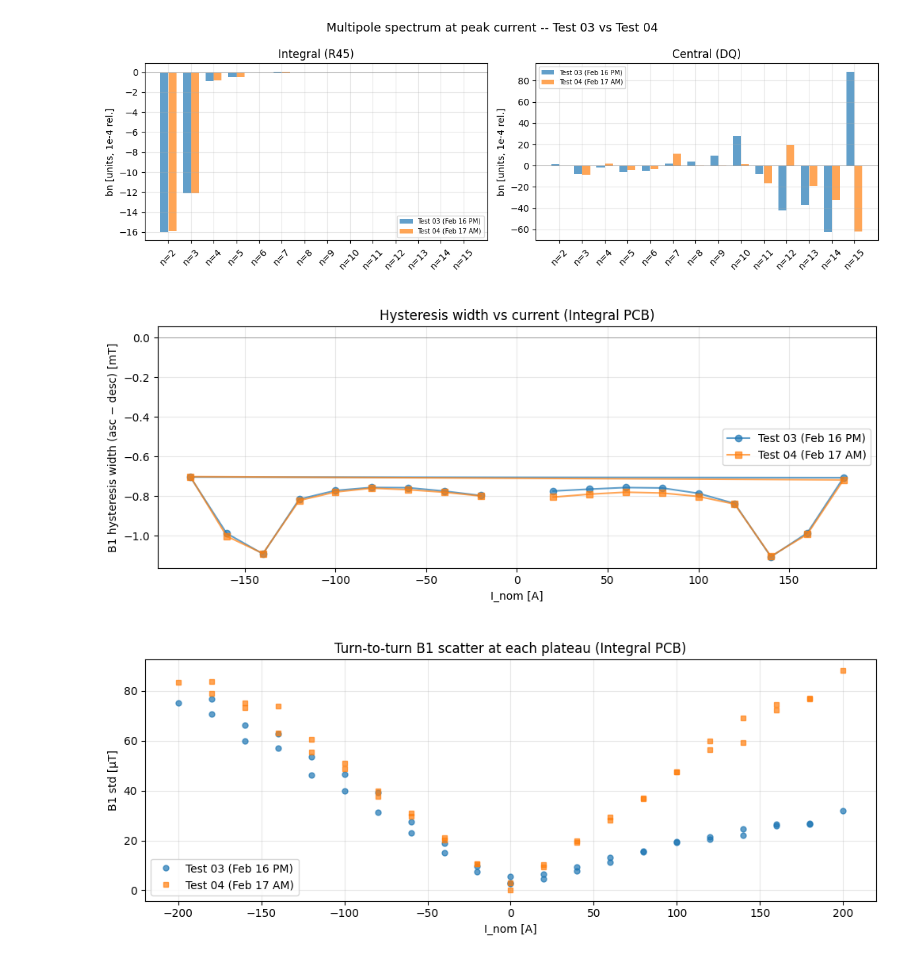
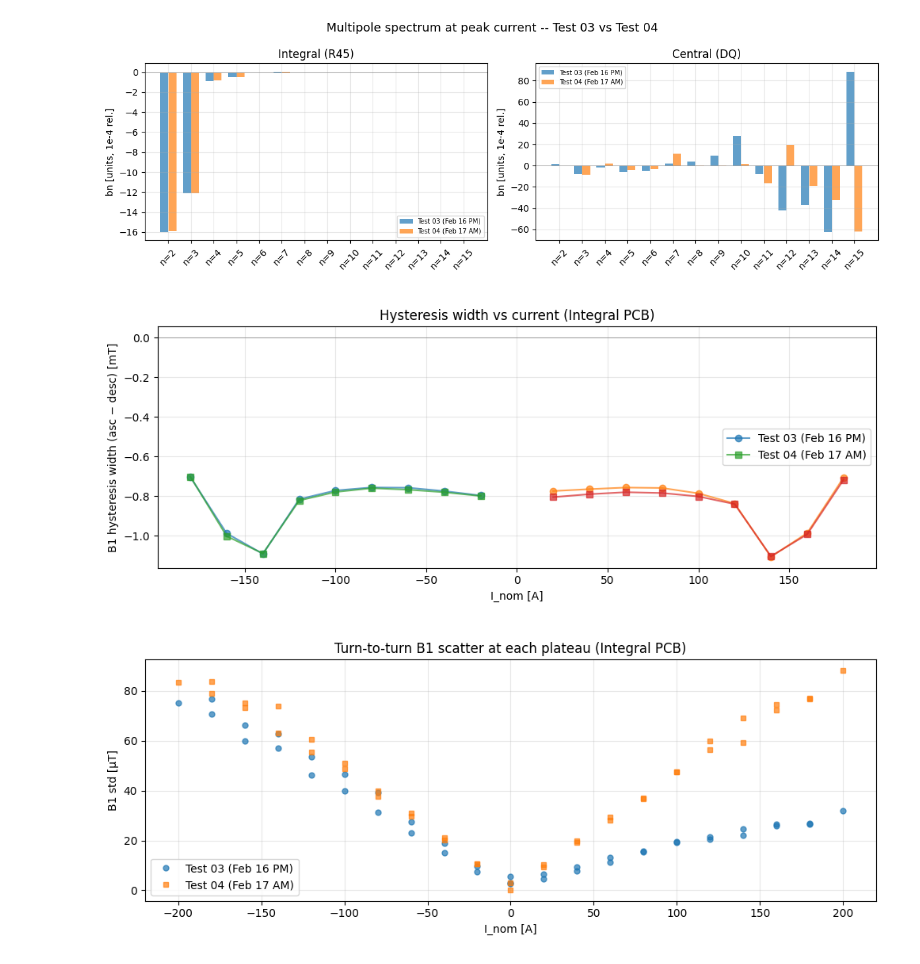
Before and after one commit to albellel/rotating-coil-analyzer, a Jupyter notebook: rotating_coil_analyzer/notebooks/LEAR_MC62/comparison/2026-02-17_03_vs_04_reproducibility.ipynb, the cells around one changed output. Drawn from its saved outputs; the diff is of its cells as text; code cells hidden in the pictures.

```diff
--- a/rotating_coil_analyzer/notebooks/LEAR_MC62/comparison/2026-02-17_03_vs_04_reproducibility.ipynb
+++ b/rotating_coil_analyzer/notebooks/LEAR_MC62/comparison/2026-02-17_03_vs_04_reproducibility.ipynb
@@ -562,40 +602,47 @@ plt.show()
 [figure]
 # %%
 def hysteresis_width(summ):
-    """Compute B1_asc - B1_desc for each |I_nom|."""
+    """Compute B1_asc - B1_desc for each I_nom."""
     good = summ[summ["quality"] == "good"].copy()
     asc = good[good["branch"] == "ascending"].set_index("I_nom")
     desc = good[good["branch"] == "descending"].set_index("I_nom")
-    # Match by |I_nom|
     rows = []
     for I_nom in asc.index:
         if abs(I_nom) < 2:
             continue
-        # Find descending at same I_nom
         if I_nom in desc.index:
             dB = asc.loc[I_nom, "B1_mean"] - desc.loc[I_nom, "B1_mean"]
             rows.append({"I_nom": I_nom, "hyst_width": dB})
-    return pd.DataFrame(rows)
+    df = pd.DataFrame(rows)
+    if df.empty:
+        return df
+    # Sort and split at large I_nom gaps to avoid non-physical lines
+    df = df.sort_values("I_nom").reset_index(drop=True)
+    return df
 
 hyst03 = hysteresis_width(summ03_int)
 hyst04 = hysteresis_width(summ04_int)
 
 fig, ax = plt.subplots(figsize=(10, 4))
-if not hyst03.empty:
-    ax.plot(hyst03["I_nom"], hyst03["hyst_width"] * 1e3, "o-",
-            label=LABEL_03, alpha=0.7)
-if not hyst04.empty:
-    ax.plot(hyst04["I_nom"], hyst04["hyst_width"] * 1e3, "s-",
-            label=LABEL_04, alpha=0.7)
+for hyst, lbl, marker in [(hyst03, LABEL_03, "o-"), (hyst04, LABEL_04, "s-")]:
+    if hyst.empty:
+        continue
+    I_vals = hyst["I_nom"].values
+    breaks = [0] + [i for i in range(1, len(I_vals))
+                    if abs(I_vals[i] - I_vals[i-1]) > 30] + [len(I_vals)]
+    for j in range(len(breaks) - 1):
+        seg = hyst.iloc[breaks[j]:breaks[j+1]]
+        ax.plot(seg["I_nom"], seg["hyst_width"] * 1e3, marker,
+                label=lbl if j == 0 else "", alpha=0.7)
 ax.set_xlabel("I_nom [A]")
 ax.set_ylabel("B1 hysteresis width (asc \u2212 desc) [mT]")
 ax.set_title("Hysteresis width vs current (Integral PCB)")
 ax.legend()
 ax.axhline(0, color="gray", lw=0.5)
 fig.tight_layout()
 plt.show()
 # %% [output]
-[figure, old version]
+[figure, new version]
 # %%
 # Compare B1_std at each plateau (measurement noise)
 fig, ax = plt.subplots(figsize=(10, 4))
```
Also changed, not shown: parts of 4 cells of this notebook, 8 other files.
